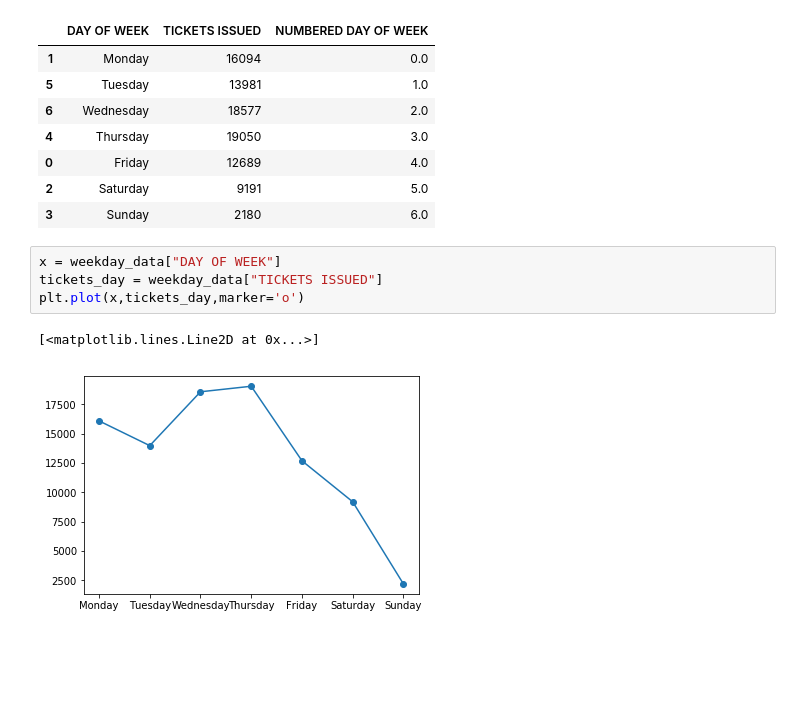
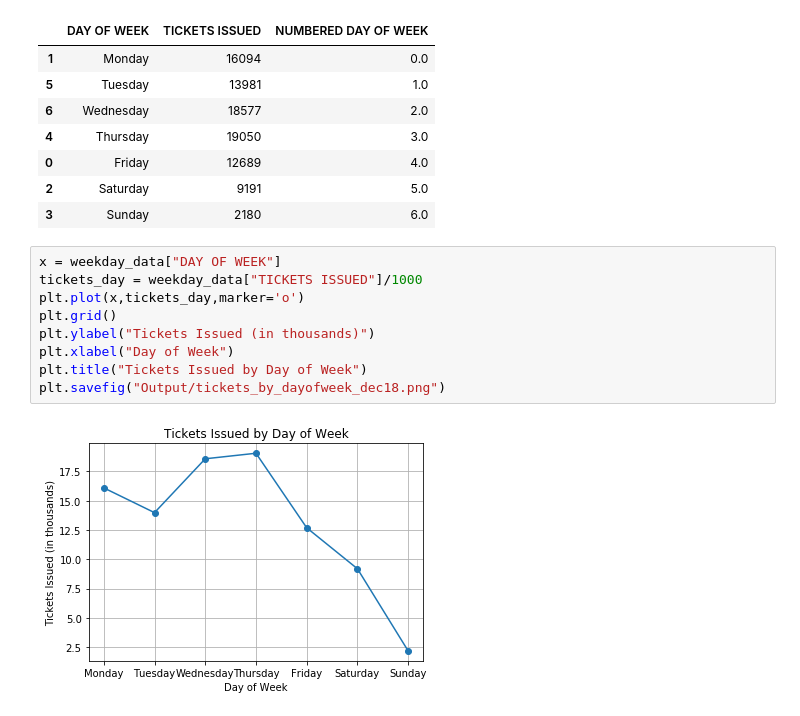
Before and after one commit to MimiB2010/ParkingTicketAnalysisInDC, a Jupyter notebook: Parking2018-HourWeekdayAnalysis.ipynb, the cells around one changed output. Saved outputs shown, nothing was run; the diff lists cells and outputs as text; blank space fills up the shorter version.

Commit message:
saving charts

```diff
--- a/Parking2018-HourWeekdayAnalysis.ipynb
+++ b/Parking2018-HourWeekdayAnalysis.ipynb
@@ -125,8 +124,12 @@ weekday_data
 | 3 | Sunday | 2180 | 6.0 |
 # %%
 x = weekday_data["DAY OF WEEK"]
-tickets_day = weekday_data["TICKETS ISSUED"]
+tickets_day = weekday_data["TICKETS ISSUED"]/1000
 plt.plot(x,tickets_day,marker='o')
+plt.grid()
+plt.ylabel("Tickets Issued (in thousands)")
+plt.xlabel("Day of Week")
+plt.title("Tickets Issued by Day of Week")
+plt.savefig("Output/tickets_by_dayofweek_dec18.png")
 # %% [output]
-[<matplotlib.lines.Line2D at 0x...>]
-[figure, old version]
+[figure, new version]
```
Also changed, not shown: parts of 1 cell of this notebook.
